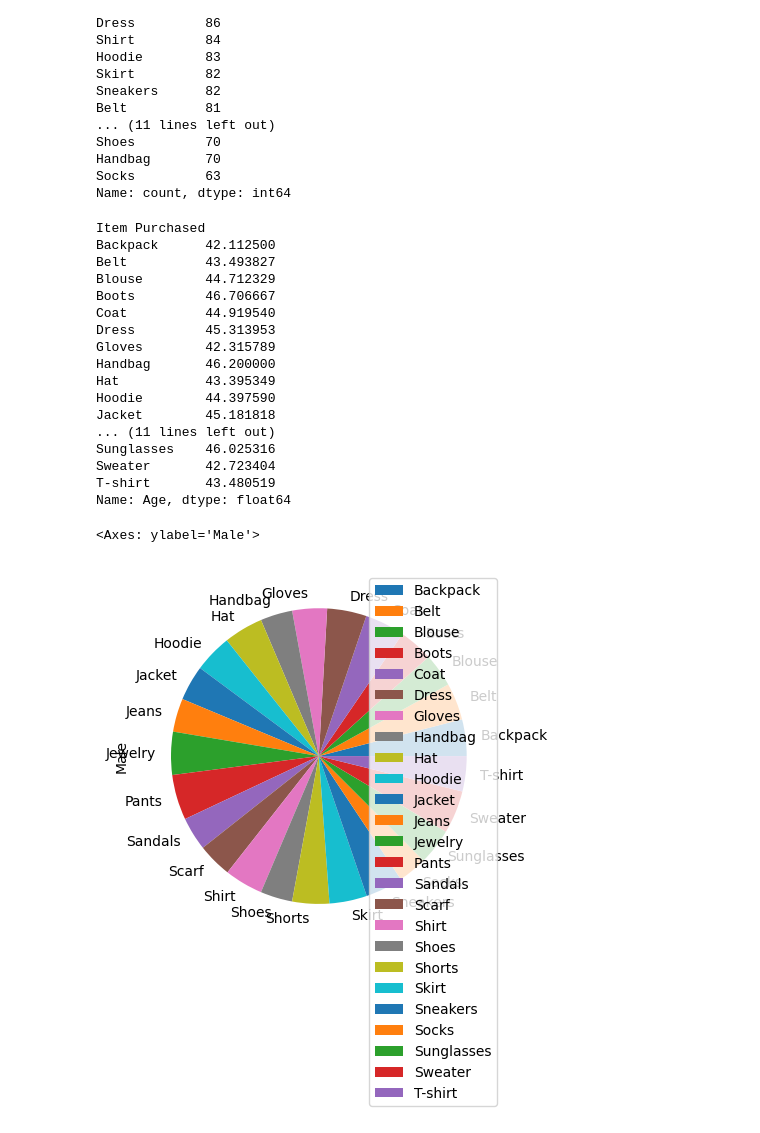
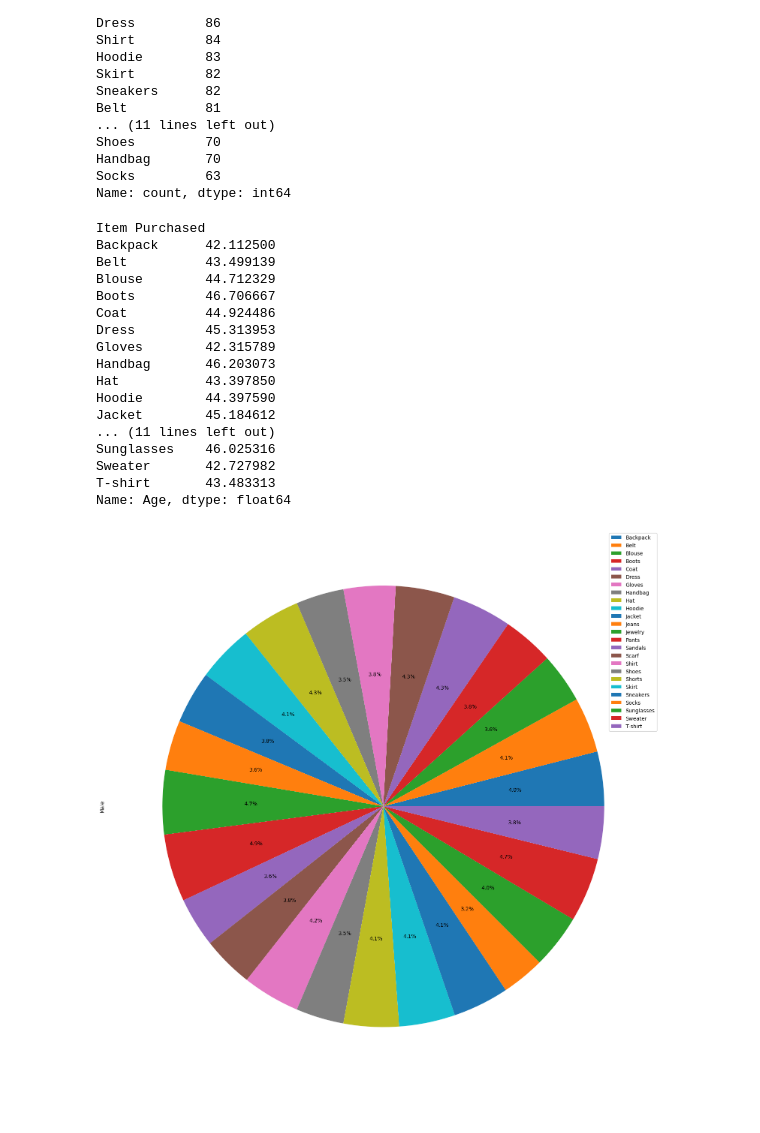
Before and after one commit to VectorTensor/AdexTask, a Jupyter notebook: DataAnalysis.ipynb, the cells around one changed output. Drawn from its saved outputs; the diff is of its cells as text; code cells hidden in the pictures.

```diff
--- a/DataAnalysis.ipynb
+++ b/DataAnalysis.ipynb
@@ -26,7 +26,7 @@ memory usage: 63.3+ KB
 import numpy as np
 # %%
 ## We see that there are missing values in Age and Gender column
-data['Age']=data['Age'].fillna(data['Age'].median()) ## filled missing data using median
+data['Age']=data['Age'].fillna(data['Age'].mean()) ## filled missing data using median
 data['Gender']=data['Gender'].fillna(data['Gender'].mode()[0]) ## filled categorical data using mode
 # %%
 data.info()
@@ -114,25 +114,28 @@ avg_age_per_item
 # %% [output]
 Item Purchased
 Backpack      42.112500
-Belt          43.493827
+Belt          43.499139
 Blouse        44.712329
 Boots         46.706667
-Coat          44.919540
+Coat          44.924486
 Dress         45.313953
 Gloves        42.315789
-Handbag       46.200000
-Hat           43.395349
+Handbag       46.203073
+Hat           43.397850
 Hoodie        44.397590
-Jacket        45.181818
+Jacket        45.184612
 ... (11 lines left out)
 Sunglasses    46.025316
-Sweater       42.723404
-T-shirt       43.480519
+Sweater       42.727982
+T-shirt       43.483313
 Name: Age, dtype: float64
 # %%
 ## Visualization
+import matplotlib.pyplot as plt
 # Gender distribution
-gender_item_purchased_dist.plot(kind="pie",y="Male")
+ax = gender_item_purchased_dist.plot(kind="pie",y="Male",autopct='%1.1f%%',figsize=(30,15),labels=None)
+ax.set_aspect('equal')
+plt.tight_layout()
+plt.show()
 # %% [output]
-<Axes: ylabel='Male'>
-[figure, old version]
+[figure, new version]
```
Also changed, not shown: parts of 4 cells of this notebook.
